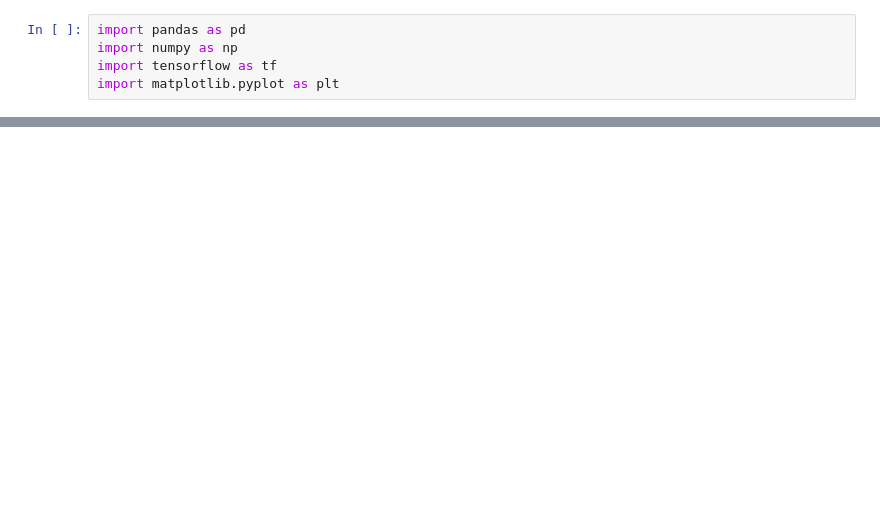
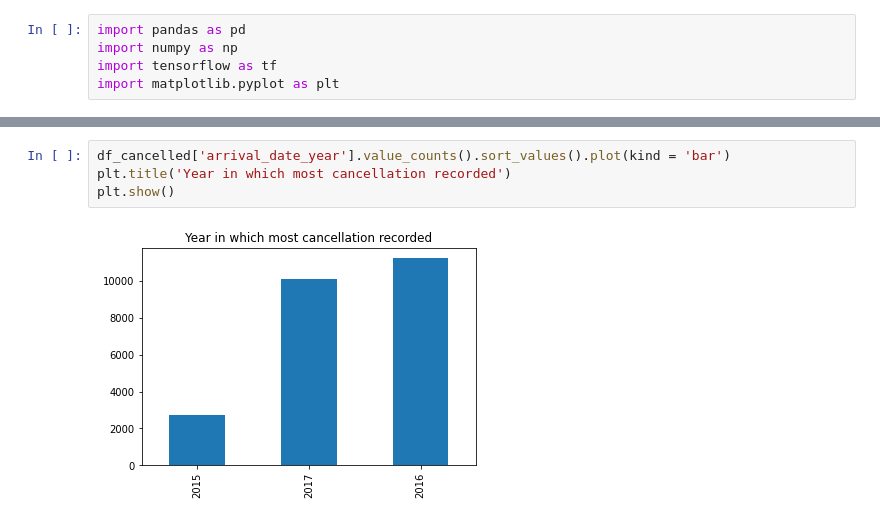
Before and after one commit to Sheetal-ai/Hotel_booking_cancellation_tensorflow, a Jupyter notebook: Hotel_Booking_Cancellation.ipynb, the cells around one changed output, grey strips where cells are left out. Drawn from its saved outputs; the diff is of its cells as text; blank space fills up the shorter version.

```diff
--- a/Hotel_Booking_Cancellation.ipynb
+++ b/Hotel_Booking_Cancellation.ipynb
@@ -9,0 +90,6 @@ HTTPError: ignored
+# %%
+df_cancelled['arrival_date_year'].value_counts().sort_values().plot(kind = 'bar')
+plt.title('Year in which most cancellation recorded')
+plt.show()
+# %% [output]
+[figure, added]
```
Also changed, not shown: parts of 50 cells of this notebook.
